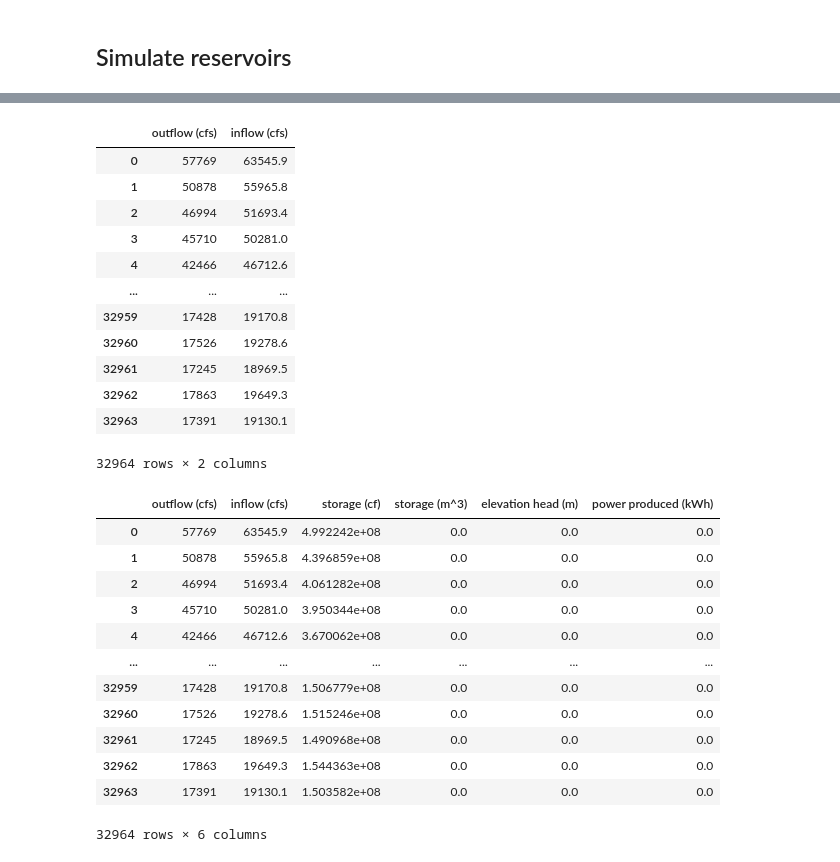
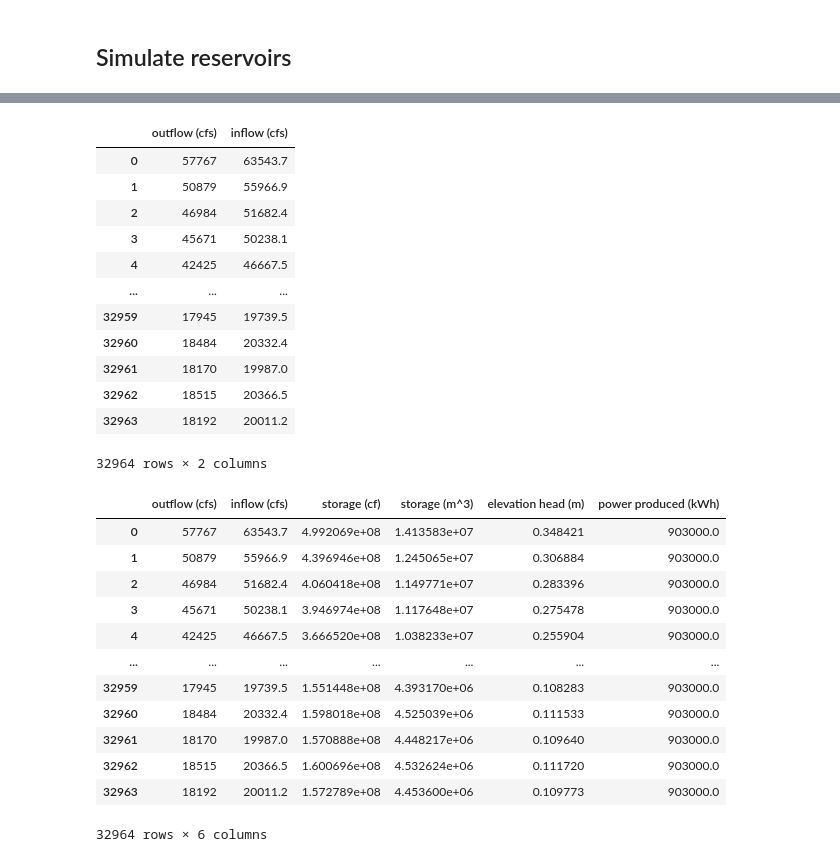
Before and after one commit to clairewang23/columbia_river_model, a Jupyter notebook: model drafting.ipynb, the cells around one changed output, grey strips where cells are left out. Cells and saved outputs as stored; diff of their text form; code cells hidden in the pictures.

Commit message:
reservoir simulation

```diff
--- a/model drafting.ipynb
+++ b/model drafting.ipynb
@@ -66,10 +66,12 @@ res_info = pd.DataFrame({'Names':['Ice Harbor','Lower Monumental','Little Goose'
                          'Average tailwater elevation (m)':[x,x,x,x],
                          'Maximum pooling elevation (m)':[x,x,646.5,x]
                          })
+
+res_info['Generation capacity (kW)'] = pd.to_numeric(res_info['Generation capacity (kW)'])
 display(res_info)
 
 eta = 0.8 # efficiency of turbines, assumed value
-rho = 1000 # density of water, 1000 kg/m^3
+rho = 998 # density of water, 1000 kg/m^3
 g = 9.81 # gravitational acceleration, 9.81 m/s^2
 
 # generate inflow from previous reservoir outflow/gage data, and added runoff data
@@ -112,37 +114,39 @@ def simulate_system(df):
 | 2 | Little Goose | 40571175 | 6 | 903000 | 0 | ... |
 | 3 | Lower Granite | 36018300 | 6 | 810000 | 0 | ... |
 # %%
-# simulate Ice Harbor reservoir
-ice_harbor = pd.DataFrame(outflow_data['Ice Harbor outflow (cfs)'])
-ice_harbor['inflow (cfs)'] = simulate_inflow(ice_harbor['Ice Harbor outflow (cfs)'])
-ice_harbor.rename(columns={'Ice Harbor outflow (cfs)':'outflow (cfs)'}, inplace=True)
-display(ice_harbor)
-simulate_reservoir(ice_harbor,100000,0,'Ice Harbor')
-display(ice_harbor)
+import reservoir_simulation
+
+# simulate Little Goose reservoir
+little_goose = pd.DataFrame(outflow_data['Little Goose outflow (cfs)'])
+little_goose['inflow (cfs)'] = simulate_inflow(little_goose['Little Goose outflow (cfs)'])
+little_goose.rename(columns={'Little Goose outflow (cfs)':'outflow (cfs)'}, inplace=True)
+display(little_goose)
+simulate_reservoir(little_goose,100000,0,'Little Goose')
+display(little_goose)
 # %% [output]
 |  | outflow (cfs) | inflow (cfs) |
-| 0 | 57769 | 63545.9 |
-| 1 | 50878 | 55965.8 |
-| 2 | 46994 | 51693.4 |
-| 3 | 45710 | 50281.0 |
-| 4 | 42466 | 46712.6 |
+| 0 | 57767 | 63543.7 |
+| 1 | 50879 | 55966.9 |
+| 2 | 46984 | 51682.4 |
+| 3 | 45671 | 50238.1 |
+| 4 | 42425 | 46667.5 |
 | ... | ... | ... |
-| 32959 | 17428 | 19170.8 |
-| 32960 | 17526 | 19278.6 |
-| 32961 | 17245 | 18969.5 |
-| 32962 | 17863 | 19649.3 |
-| 32963 | 17391 | 19130.1 |
+| 32959 | 17945 | 19739.5 |
+| 32960 | 18484 | 20332.4 |
+| 32961 | 18170 | 19987.0 |
+| 32962 | 18515 | 20366.5 |
+| 32963 | 18192 | 20011.2 |
 32964 rows × 2 columns
 |  | outflow (cfs) | inflow (cfs) | storage (cf) | storage (m^3) | elevation head (m) | power produced (kWh) |
-| 0 | 57769 | 63545.9 | 4.992242e+08 | 0.0 | 0.0 | 0.0 |
-| 1 | 50878 | 55965.8 | 4.396859e+08 | 0.0 | 0.0 | 0.0 |
-| 2 | 46994 | 51693.4 | 4.061282e+08 | 0.0 | 0.0 | 0.0 |
-| 3 | 45710 | 50281.0 | 3.950344e+08 | 0.0 | 0.0 | 0.0 |
-| 4 | 42466 | 46712.6 | 3.670062e+08 | 0.0 | 0.0 | 0.0 |
+| 0 | 57767 | 63543.7 | 4.992069e+08 | 1.413583e+07 | 0.348421 | 903000.0 |
+| 1 | 50879 | 55966.9 | 4.396946e+08 | 1.245065e+07 | 0.306884 | 903000.0 |
+| 2 | 46984 | 51682.4 | 4.060418e+08 | 1.149771e+07 | 0.283396 | 903000.0 |
+| 3 | 45671 | 50238.1 | 3.946974e+08 | 1.117648e+07 | 0.275478 | 903000.0 |
+| 4 | 42425 | 46667.5 | 3.666520e+08 | 1.038233e+07 | 0.255904 | 903000.0 |
 | ... | ... | ... | ... | ... | ... | ... |
-| 32959 | 17428 | 19170.8 | 1.506779e+08 | 0.0 | 0.0 | 0.0 |
-| 32960 | 17526 | 19278.6 | 1.515246e+08 | 0.0 | 0.0 | 0.0 |
-| 32961 | 17245 | 18969.5 | 1.490968e+08 | 0.0 | 0.0 | 0.0 |
-| 32962 | 17863 | 19649.3 | 1.544363e+08 | 0.0 | 0.0 | 0.0 |
-| 32963 | 17391 | 19130.1 | 1.503582e+08 | 0.0 | 0.0 | 0.0 |
+| 32959 | 17945 | 19739.5 | 1.551448e+08 | 4.393170e+06 | 0.108283 | 903000.0 |
+| 32960 | 18484 | 20332.4 | 1.598018e+08 | 4.525039e+06 | 0.111533 | 903000.0 |
+| 32961 | 18170 | 19987.0 | 1.570888e+08 | 4.448217e+06 | 0.109640 | 903000.0 |
+| 32962 | 18515 | 20366.5 | 1.600696e+08 | 4.532624e+06 | 0.111720 | 903000.0 |
+| 32963 | 18192 | 20011.2 | 1.572789e+08 | 4.453600e+06 | 0.109773 | 903000.0 |
 32964 rows × 6 columns
```
Also changed, not shown: 1 other file.
